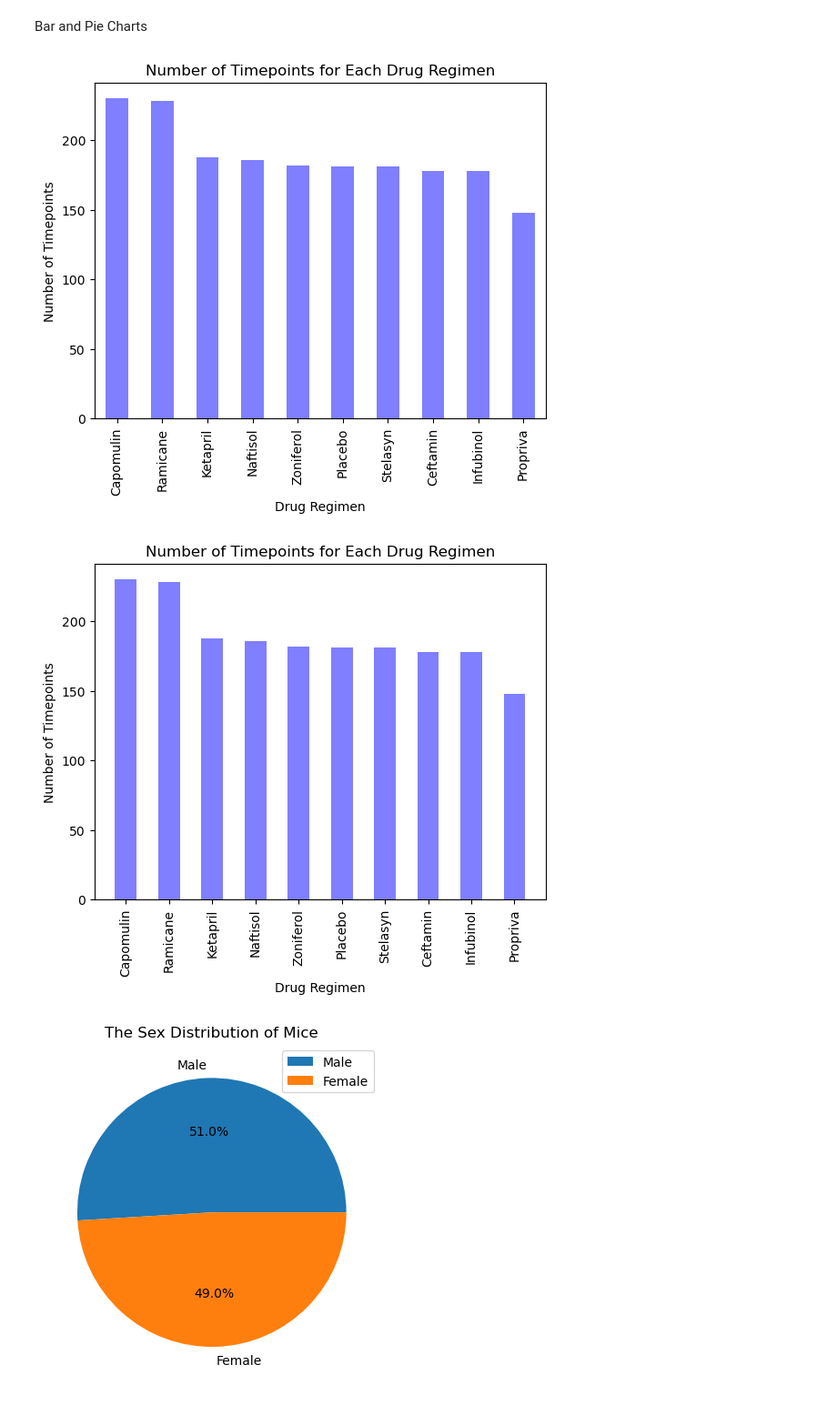
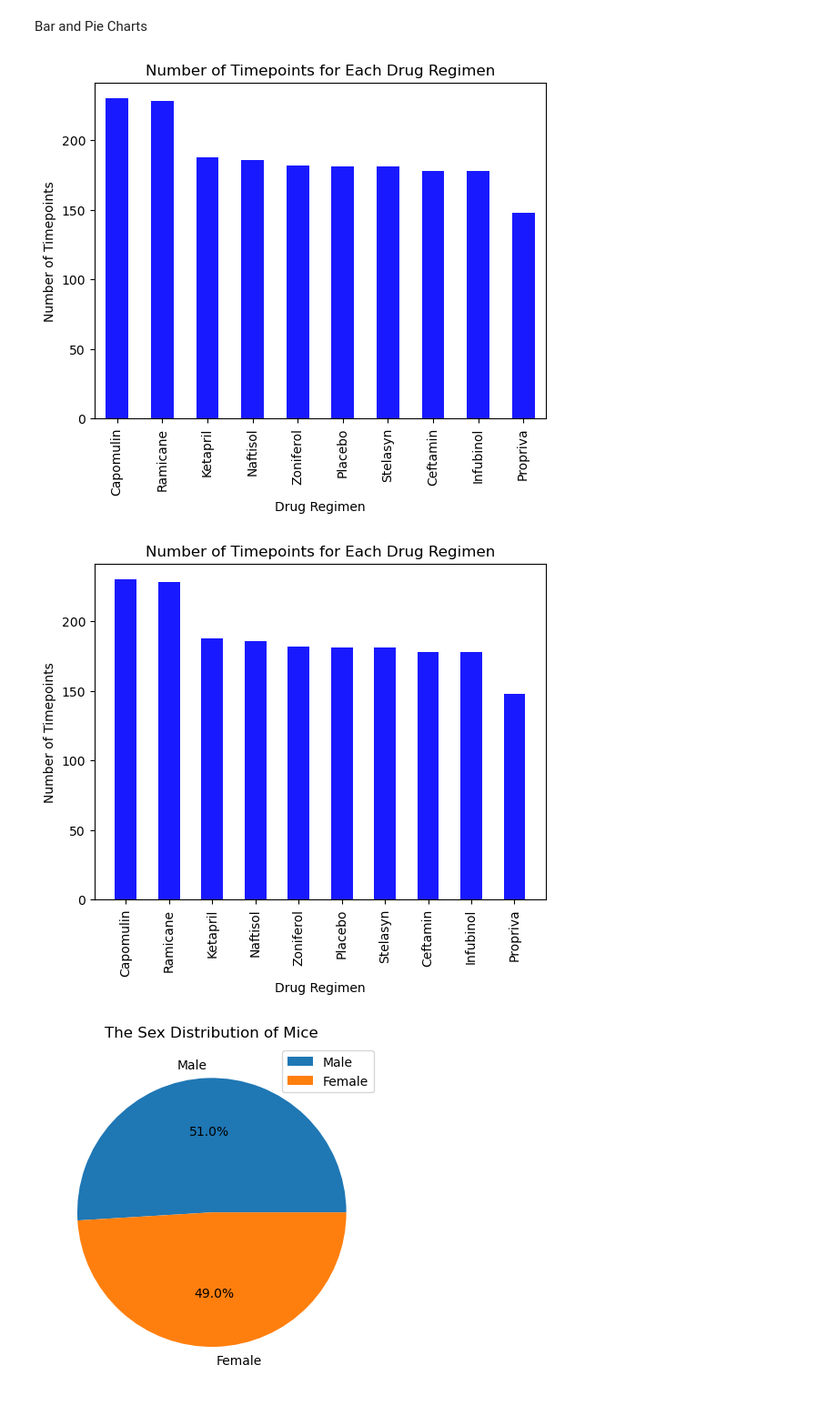
Before and after one commit to gmmarsh/didactic-giggle, a Jupyter notebook: Pymaceuticals/pymaceuticals_final_analysis.ipynb, the cells around one changed output. Shown at 91% size. Drawn from its saved outputs; the diff is of its cells as text; code cells hidden in the pictures.

```diff
--- a/Pymaceuticals/pymaceuticals_final_analysis.ipynb
+++ b/Pymaceuticals/pymaceuticals_final_analysis.ipynb
@@ -85,24 +137,24 @@ Bar and Pie Charts
 # %%
 # a pandas dataframe bar plot sorted by the number of timepoints for each drug regimen
 timepoint_count_sorted = timepoint_count.sort_values(ascending=False)
-timepoint_count_sorted.plot(kind="bar", color="blue", alpha=0.5, align="center", width=0.5)
+timepoint_count_sorted.plot(kind="bar", color="blue", alpha=0.9, align="center", width=0.5)
 plt.title("Number of Timepoints for Each Drug Regimen")
 plt.xlabel("Drug Regimen")
 plt.ylabel("Number of Timepoints")
 plt.xticks(rotation=90)
 plt.show()
 # %% [output]
-[figure, old version]
+[figure, new version]
 # %%
 # a pyplot bar plot
-plt.bar(timepoint_count_sorted.index, timepoint_count_sorted, color="blue", alpha=0.5, align="center", width=0.5)
+plt.bar(timepoint_count_sorted.index, timepoint_count_sorted, color="blue", alpha=0.9, align="center", width=0.5)
 plt.title("Number of Timepoints for Each Drug Regimen")
 plt.xlabel("Drug Regimen")
 plt.ylabel("Number of Timepoints")
 plt.xticks(rotation=90)
 plt.show()
 # %% [output]
-[figure, old version]
+[figure, new version]
 # %%
 # a variable to count the number of male and female mice
 sex_counts = clean_data['Sex'].value_counts()
```
Also changed, not shown: parts of 9 cells of this notebook.
